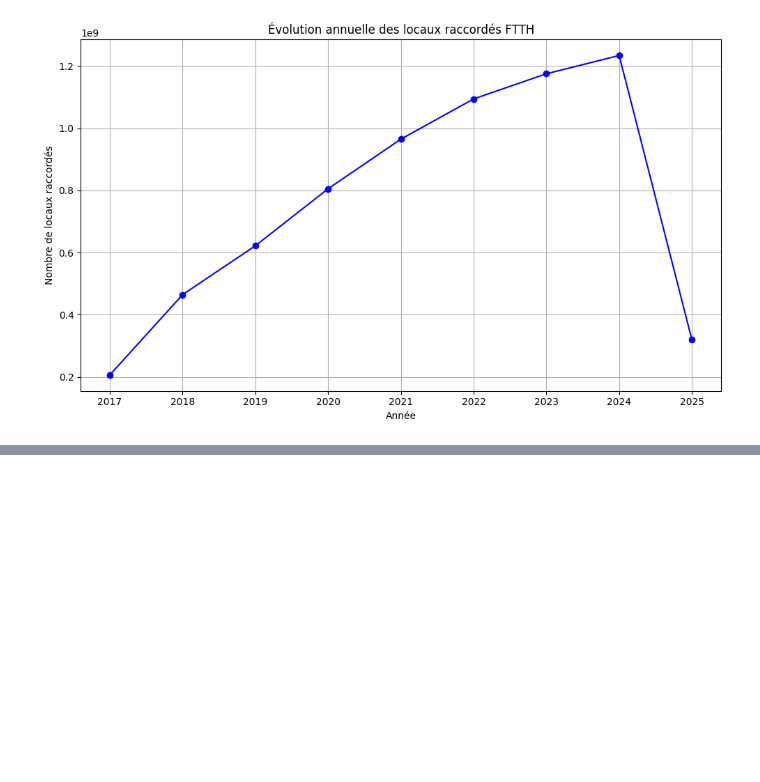
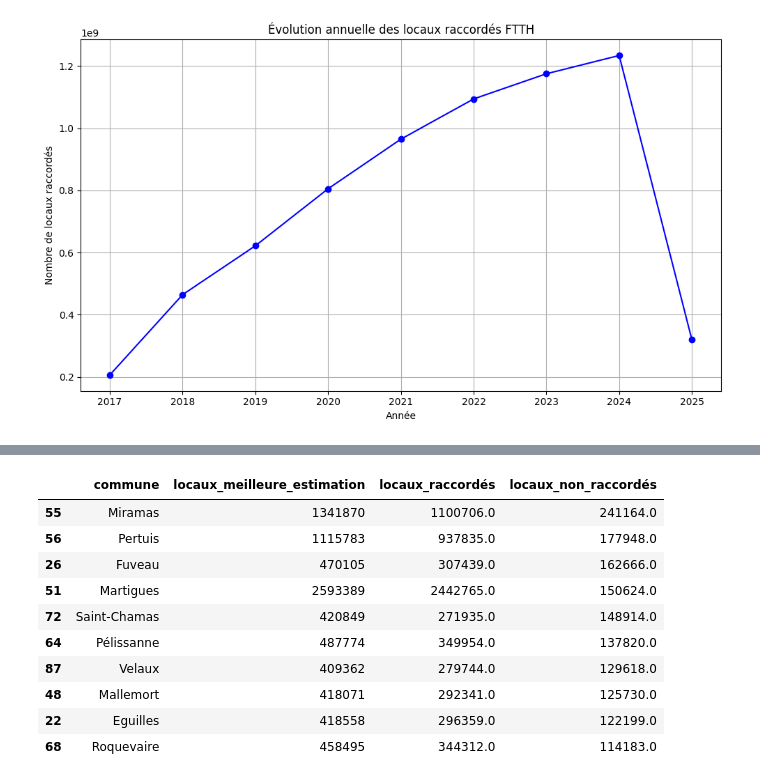
Before and after one commit to khelifaYacine/deployment_ftth_2017_2025-, a Jupyter notebook: Consultation_a.ipynb, the cells around one changed output, grey strips where cells are left out. Drawn from its saved outputs; the diff is of its cells as text; code cells hidden in the pictures; blank space fills up the shorter version.

```diff
--- a/Consultation_a.ipynb
+++ b/Consultation_a.ipynb
@@ -281,0 +360,16 @@ plt.show()
+# %%
+# Top 10 des communes les plus en retard
+top10_restants = df_restants.sort_values(by="locaux_non_raccordés", ascending=False).head(10)
+top10_restants.head(15)
+# %% [output]
+|  | commune | locaux_meilleure_estimation | locaux_raccordés | locaux_non_raccordés |
+| 55 | Miramas | 1341870 | 1100706.0 | 241164.0 |
+| 56 | Pertuis | 1115783 | 937835.0 | 177948.0 |
+| 26 | Fuveau | 470105 | 307439.0 | 162666.0 |
+| 51 | Martigues | 2593389 | 2442765.0 | 150624.0 |
+| 72 | Saint-Chamas | 420849 | 271935.0 | 148914.0 |
+| 64 | Pélissanne | 487774 | 349954.0 | 137820.0 |
+| 87 | Velaux | 409362 | 279744.0 | 129618.0 |
+| 48 | Mallemort | 418071 | 292341.0 | 125730.0 |
+| 22 | Eguilles | 418558 | 296359.0 | 122199.0 |
+| 68 | Roquevaire | 458495 | 344312.0 | 114183.0 |
```
Also changed, not shown: parts of 10 cells of this notebook.
